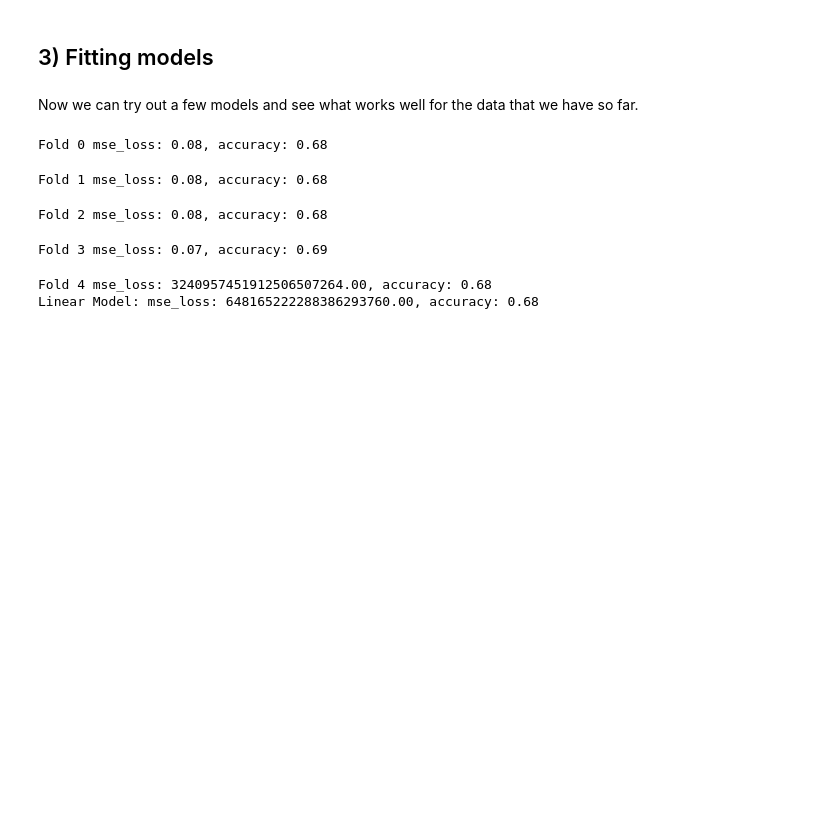
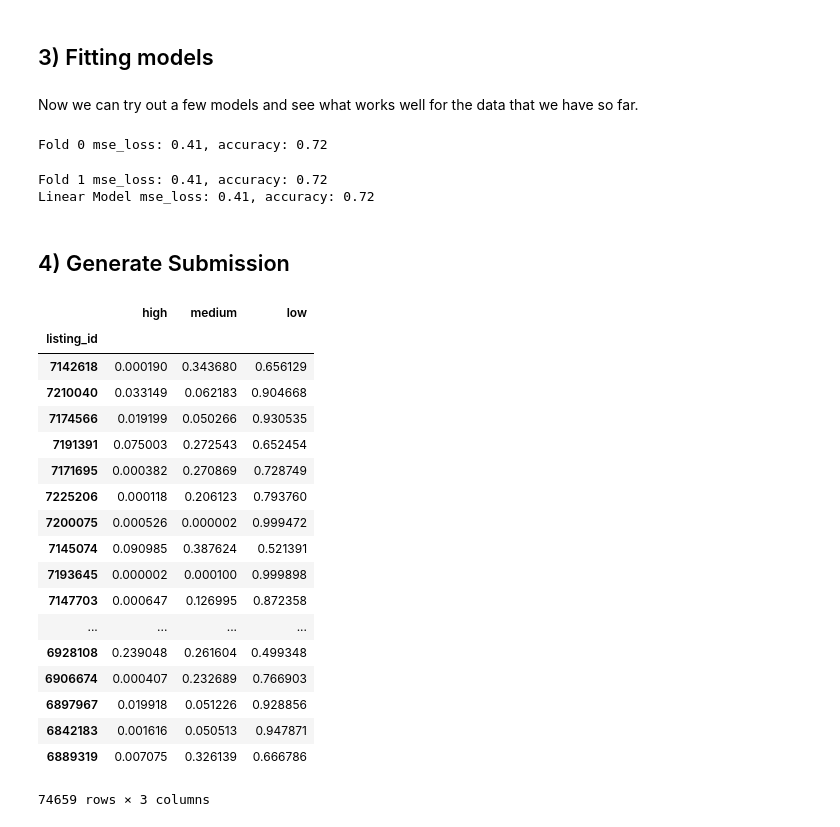
Before and after one commit to smspillaz/aalto-CS-kaggle-competitions, a Jupyter notebook: two-sigma-rental-interest/kernel.ipynb, the cells around one changed output. Saved outputs shown, nothing was run; the diff lists cells and outputs as text; code cells hidden in the pictures; blank space fills up the shorter version.

Commit message:
kernel: Convert to using logistic regression

```diff
--- a/two-sigma-rental-interest/kernel.ipynb
+++ b/two-sigma-rental-interest/kernel.ipynb
@@ -191,10 +193,10 @@ Right now the interest level is encoded on a scale of "Low, Medium, High". Since
 # %%
-TRAIN_DATAFRAME = remap_column(TRAIN_DATAFRAME, "interest_level", "float_interest_level", lambda x: {
-    "low": 0.0,
-    "medium": 0.5,
-    "high": 1.0
+TRAIN_DATAFRAME = remap_column(TRAIN_DATAFRAME, "interest_level", "label_interest_level", lambda x: {
+    "high": 0,
+    "medium": 1,
+    "low": 2
 }[x])
 # The TEST_DATAFRAME does not have an interest_level column, so we
 # instead add it and replace it with all zeros
-TEST_DATAFRAME["float_interest_level"] = 0.0
+TEST_DATAFRAME["label_interest_level"] = 0
 # %%
@@ -281,6 +283,53 @@ Now we can try out a few models and see what works well for the data that
 we have so far.
 # %%
 CATEGORICAL_COLUMNS = ('building_id_category', 'manager_id_category')
+# %%
+(LINEAR_MODEL_STATISTICS,
+ LINEAR_MODEL_LABELS,
+ LINEAR_MODEL_PREDICTIONS,
+ LINEAR_MODEL) = test_model_with_k_fold_cross_validation(
+    basic_logistic_regression_pipeline(CATEGORICAL_COLUMNS),
+    TRAIN_DATAFRAME.drop(['listing_id', 'label_interest_level'], axis=1),
+    TRAIN_DATAFRAME['label_interest_level'],
+    {
+        "mse_loss": mean_squared_error,
+        "accuracy": prediction_accuracy
+    },
+    n_splits=2
+)
+
+print('Linear Model', format_statistics(LINEAR_MODEL_STATISTICS))
+# %% [output]
+Fold 0 mse_loss: 0.41, accuracy: 0.72
+Fold 1 mse_loss: 0.41, accuracy: 0.72
+Linear Model mse_loss: 0.41, accuracy: 0.72
+# %% [markdown]
+## 4) Generate Submission
+# %%
+table = get_prediction_probabilities_with_columns(LINEAR_MODEL,
+                                                  TEST_DATAFRAME.drop('label_interest_level', axis=1),
+                                                  ['listing_id'])
+table.columns = ['listing_id', 'high', 'medium', 'low']
+# %% [output]
+|  | high | medium | low |
+| listing_id |  |  |  |
+| 7142618 | 0.000190 | 0.343680 | 0.656129 |
+| 7210040 | 0.033149 | 0.062183 | 0.904668 |
+| 7174566 | 0.019199 | 0.050266 | 0.930535 |
+| 7191391 | 0.075003 | 0.272543 | 0.652454 |
+| 7171695 | 0.000382 | 0.270869 | 0.728749 |
+| 7225206 | 0.000118 | 0.206123 | 0.793760 |
+| 7200075 | 0.000526 | 0.000002 | 0.999472 |
+| 7145074 | 0.090985 | 0.387624 | 0.521391 |
+| 7193645 | 0.000002 | 0.000100 | 0.999898 |
+| 7147703 | 0.000647 | 0.126995 | 0.872358 |
+| ... | ... | ... | ... |
+| 6928108 | 0.239048 | 0.261604 | 0.499348 |
+| 6906674 | 0.000407 | 0.232689 | 0.766903 |
+| 6897967 | 0.019918 | 0.051226 | 0.928856 |
+| 6842183 | 0.001616 | 0.050513 | 0.947871 |
+| 6889319 | 0.007075 | 0.326139 | 0.666786 |
+74659 rows × 3 columns
 # %%
 print('Linear Model:', format_statistics(test_model_with_k_fold_cross_validation(
     basic_linear_regression_pipeline(CATEGORICAL_COLUMNS),
@@ -291,10 +340,3 @@ print('Linear Model:', format_statistics(test_model_with_k_fold_cross_validation
         "accuracy": round_to_class_accuracy
     }
 )[0]))
-# %% [output]
-Fold 0 mse_loss: 0.08, accuracy: 0.68
-Fold 1 mse_loss: 0.08, accuracy: 0.68
-Fold 2 mse_loss: 0.08, accuracy: 0.68
-Fold 3 mse_loss: 0.07, accuracy: 0.69
-Fold 4 mse_loss: 3240957451912506507264.00, accuracy: 0.68
-Linear Model: mse_loss: 648165222288386293760.00, accuracy: 0.68
```
Also changed, not shown: parts of 3 cells of this notebook.
